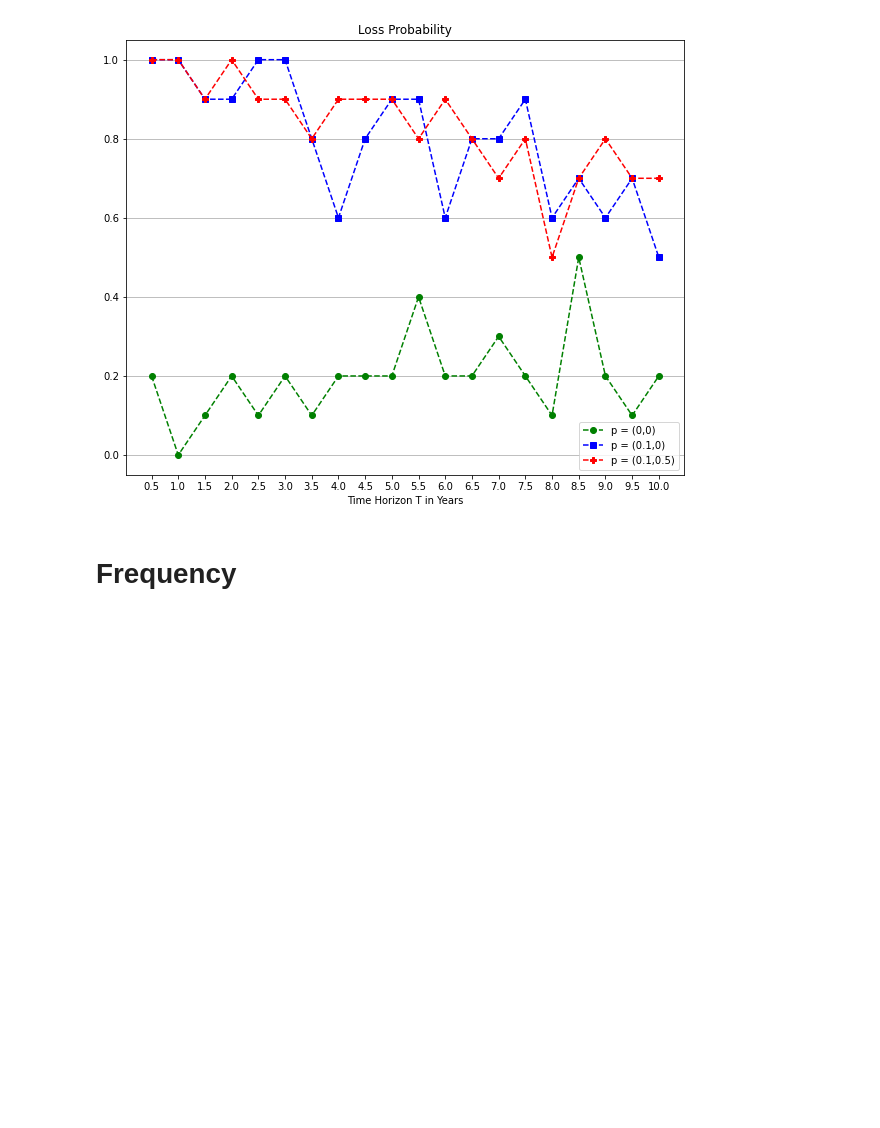
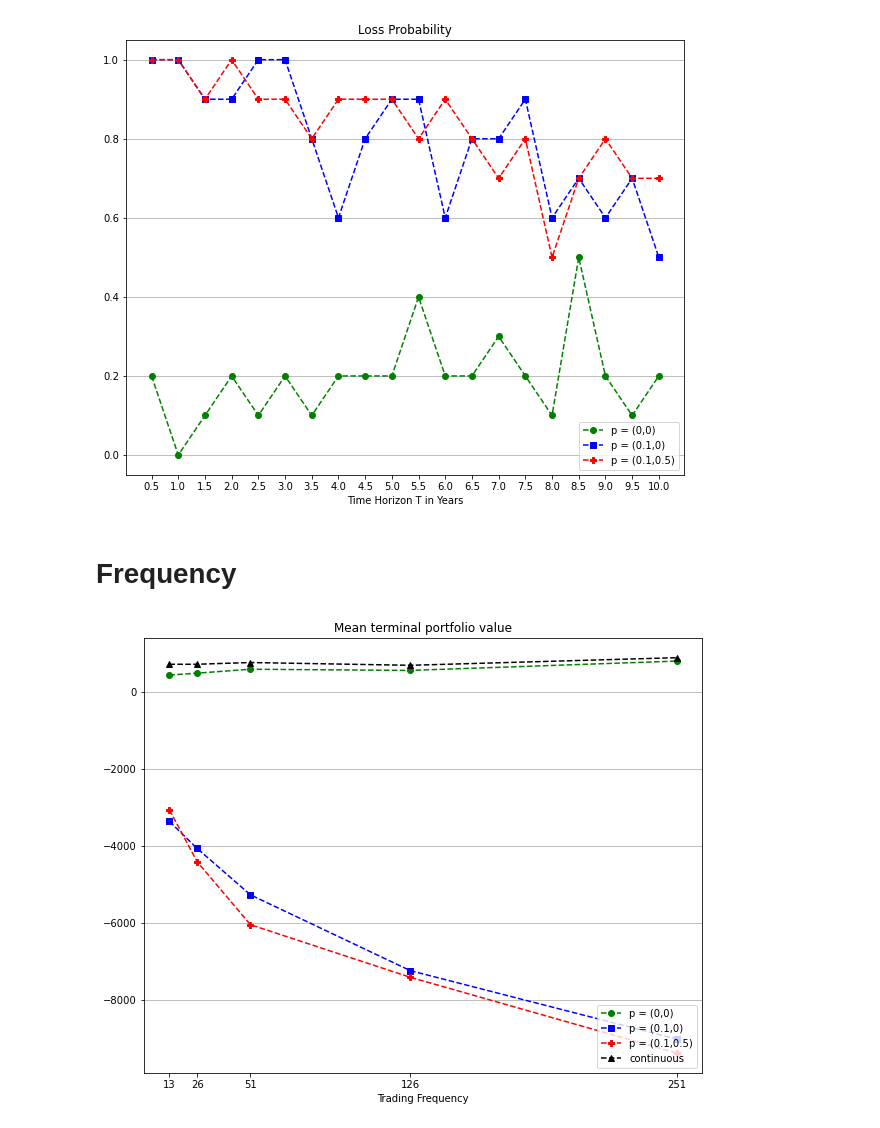
Before and after one commit to BaptisteZloch/Discretization-of-continuous-time-arbitrage-strategies-in-financial-markets-with-fBm, a Jupyter notebook: src/horizon_frequency_impact_salopek.ipynb, the cells around one changed output. Drawn from its saved outputs; the diff is of its cells as text; code cells hidden in the pictures; blank space fills up the shorter version.

Commit message:
Trading frequency

```diff
--- a/src/horizon_frequency_impact_salopek.ipynb
+++ b/src/horizon_frequency_impact_salopek.ipynb
@@ -103,0 +154,16 @@ plt.show()
+# %%
+fig = plt.figure(figsize=(10, 8))
+
+plt.plot(nb_steps, mean_terminal_portfolio_value_phi[0], 'g--', marker="o", label='p = (0,0)')
+plt.plot(nb_steps, mean_terminal_portfolio_value_phi[1], 'b--', marker="s", label='p = (0.1,0)')
+plt.plot(nb_steps, mean_terminal_portfolio_value_phi[2], 'r--', marker='P', label='p = (0.1,0.5)')
+plt.plot(nb_steps, mean_terminal_portfolio_value_psi[0], 'k--', marker='^', label='continuous')
+
+plt.xlabel('Trading Frequency')
+plt.xticks(nb_steps)
+plt.title('Mean terminal portfolio value')
+plt.legend(loc='lower right')
+plt.grid(axis='y')
+plt.show()
+# %% [output]
+[figure, added]
```
Also changed, not shown: parts of 2 cells of this notebook.
